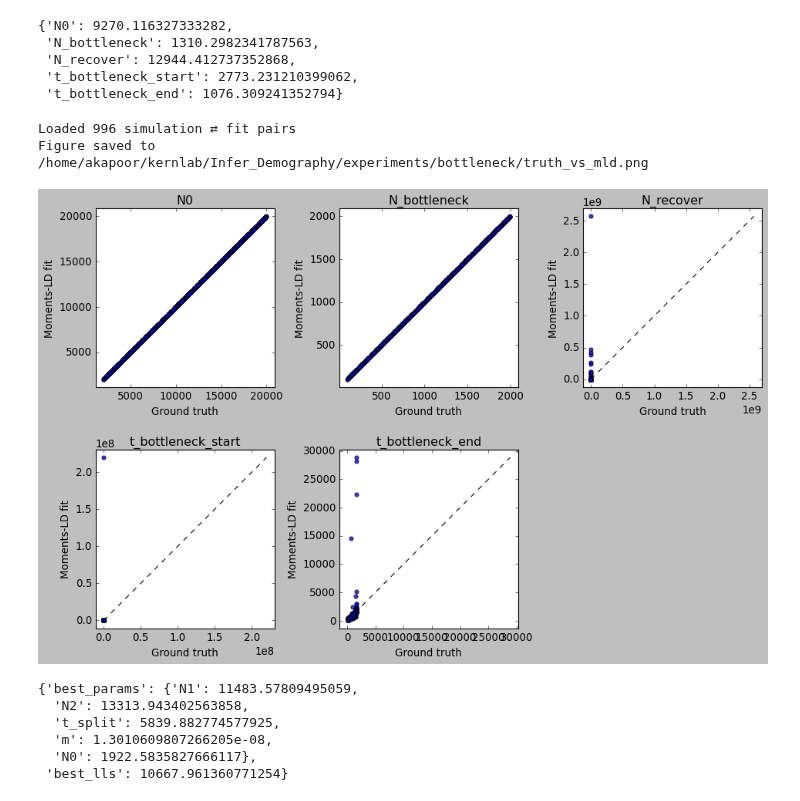
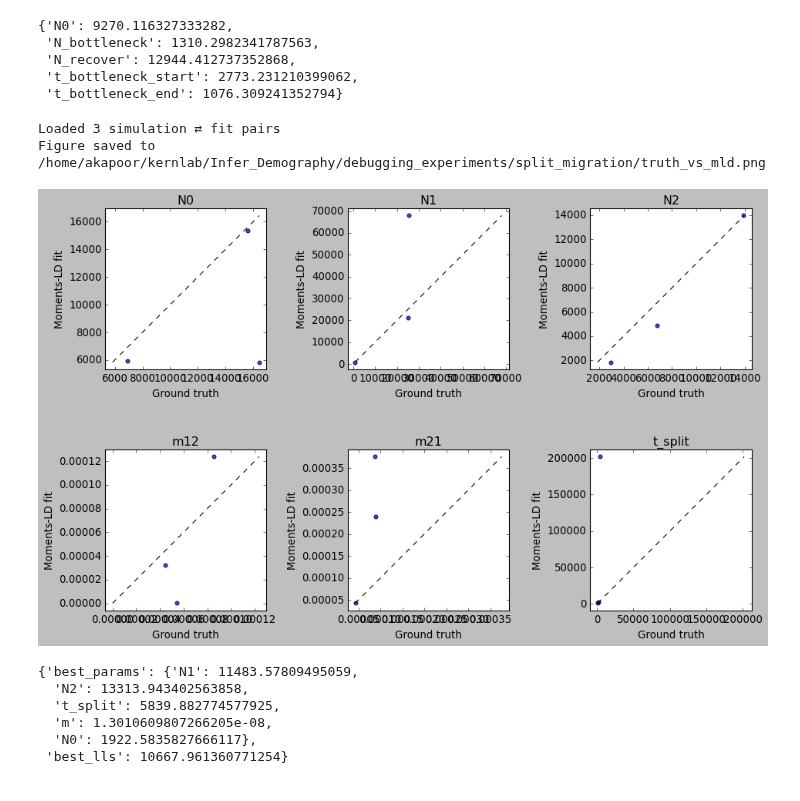
Before and after one commit to ak1376/Infer_Demography, a Jupyter notebook: notebooks/inspecting_output.ipynb, the cells around one changed output. Cells and saved outputs as stored; diff of their text form; code cells hidden in the pictures.

Commit message:
Split migration model implementation on Talapas

```diff
--- a/notebooks/inspecting_output.ipynb
+++ b/notebooks/inspecting_output.ipynb
@@ -681,8 +681,8 @@ sampled_params
 # --------------------------------------------------------------------------
 
 # %% -------------------------------------------------------- user settings
-MODEL       = "bottleneck"            # <-- change if needed
-OUT_PNG     = f"/home/akapoor/kernlab/Infer_Demography/experiments/{MODEL}/truth_vs_mld.png"
+MODEL       = "split_migration"            # <-- change if needed
+OUT_PNG     = f"/home/akapoor/kernlab/Infer_Demography/debugging_experiments/{MODEL}/truth_vs_mld.png"
 KEEP_FAILED = False                   # True = keep fits that contain None
 
 # %% --------------------------------------------------- imports & helpers
@@ -699,8 +699,8 @@ def load_pickle(p):
     with open(p, "rb") as fh:
         return pickle.load(fh)
 
-SIM_DIR   = Path(f"/home/akapoor/kernlab/Infer_Demography/experiments/{MODEL}/simulations")
-INFER_DIR = Path(f"/home/akapoor/kernlab/Infer_Demography/experiments/{MODEL}/inferences")
+SIM_DIR   = Path(f"/home/akapoor/kernlab/Infer_Demography/debugging_experiments/{MODEL}/simulations")
+INFER_DIR = Path(f"/home/akapoor/kernlab/Infer_Demography/debugging_experiments/{MODEL}/inferences")
 
 # %% ------------------------------------------------ gather all pairs
 rows = []
@@ -751,36 +751,36 @@ for i, p in enumerate(params):
     ax.scatter(x, y, s=20, alpha=0.75)
     lo, hi = min(x.min(), y.min()), max(x.max(), y.max())
     pad = 0.05 * (hi - lo)
     ax.plot([lo, hi], [lo, hi], "k--", lw=1)
     ax.set_xlim(lo - pad, hi + pad)
     ax.set_ylim(lo - pad, hi + pad)
     ax.set_title(p)
     ax.set_xlabel("Ground truth")
     ax.set_ylabel("Moments‑LD fit")
     ax.set_aspect("equal", adjustable="box")
 
 # hide any empty axes
 for j in range(len(params), n_rows*n_cols):
     r, c = divmod(j, n_cols)
     axes[r][c].axis("off")
 
 fig.tight_layout()
 fig.savefig(OUT_PNG, dpi=300)
 print("Figure saved to", OUT_PNG)
 
 # %% [markdown] -------------------------------------------------------------
 # ## What next?
 #
 # * Scroll through the scatter plots to spot systematic bias or variance.
 # * Hover a point in Jupyter Lab (if enabled) to read its simulation ID
 #   (sid shown on the index of `df`).
 # * To investigate an outlier, pick its `sid` and open the corresponding
 #   `sampled_params.pkl` / `best_fit.pkl`.
 # --------------------------------------------------------------------------
 # %% [output]
-Loaded 996 simulation ⇄ fit pairs
-Figure saved to /home/akapoor/kernlab/Infer_Demography/experiments/bottleneck/truth_vs_mld.png
+Loaded 3 simulation ⇄ fit pairs
+Figure saved to /home/akapoor/kernlab/Infer_Demography/debugging_experiments/split_migration/truth_vs_mld.png
-[figure, old version]
+[figure, new version]
 # %%
 with open('/home/akapoor/kernlab/Infer_Demography/debugging_experiments/split_isolation/inferences/sim_0/MomentsLD/best_fit.pkl', 'rb') as f:
     best_fit = pickle.load(f)
```
Also changed, not shown: parts of 1 cell of this notebook, 17 other files.
